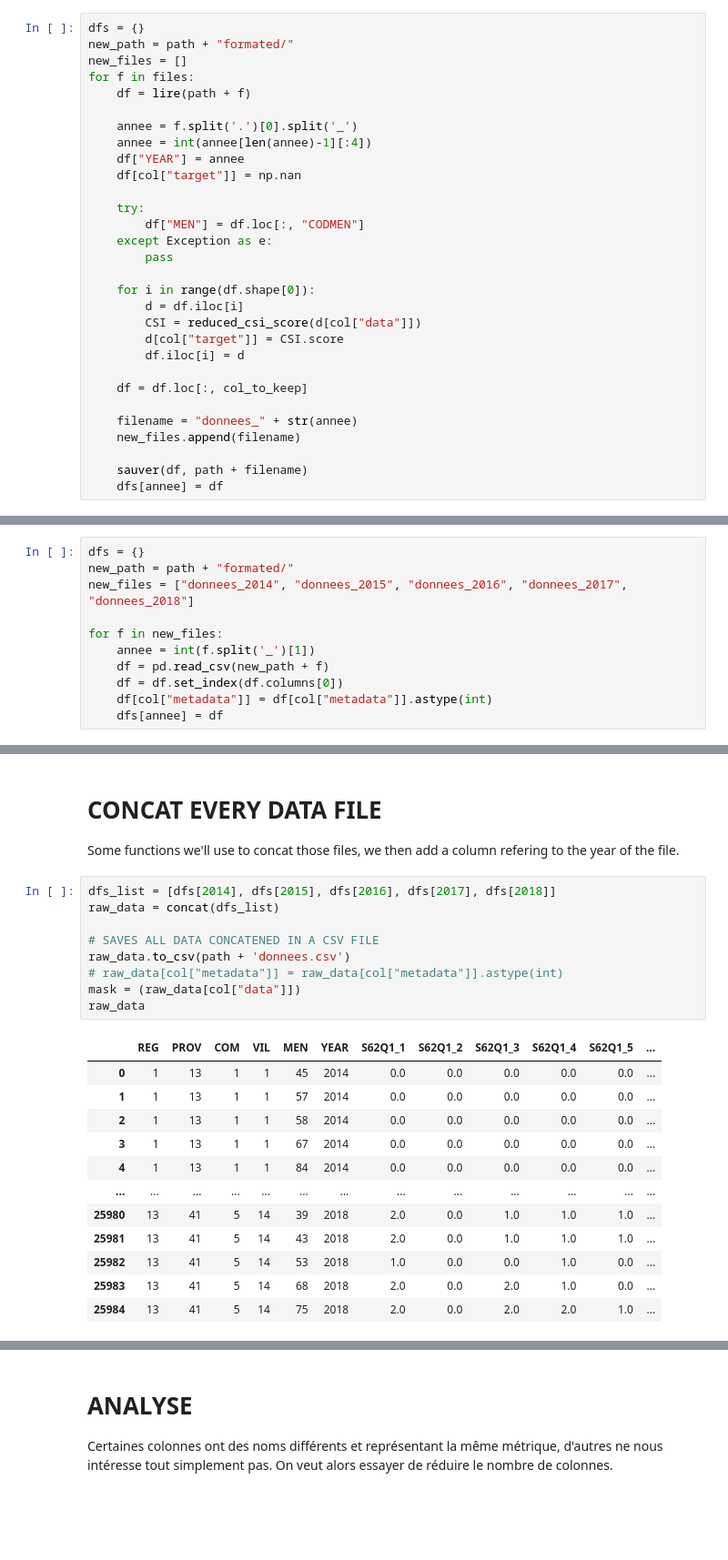
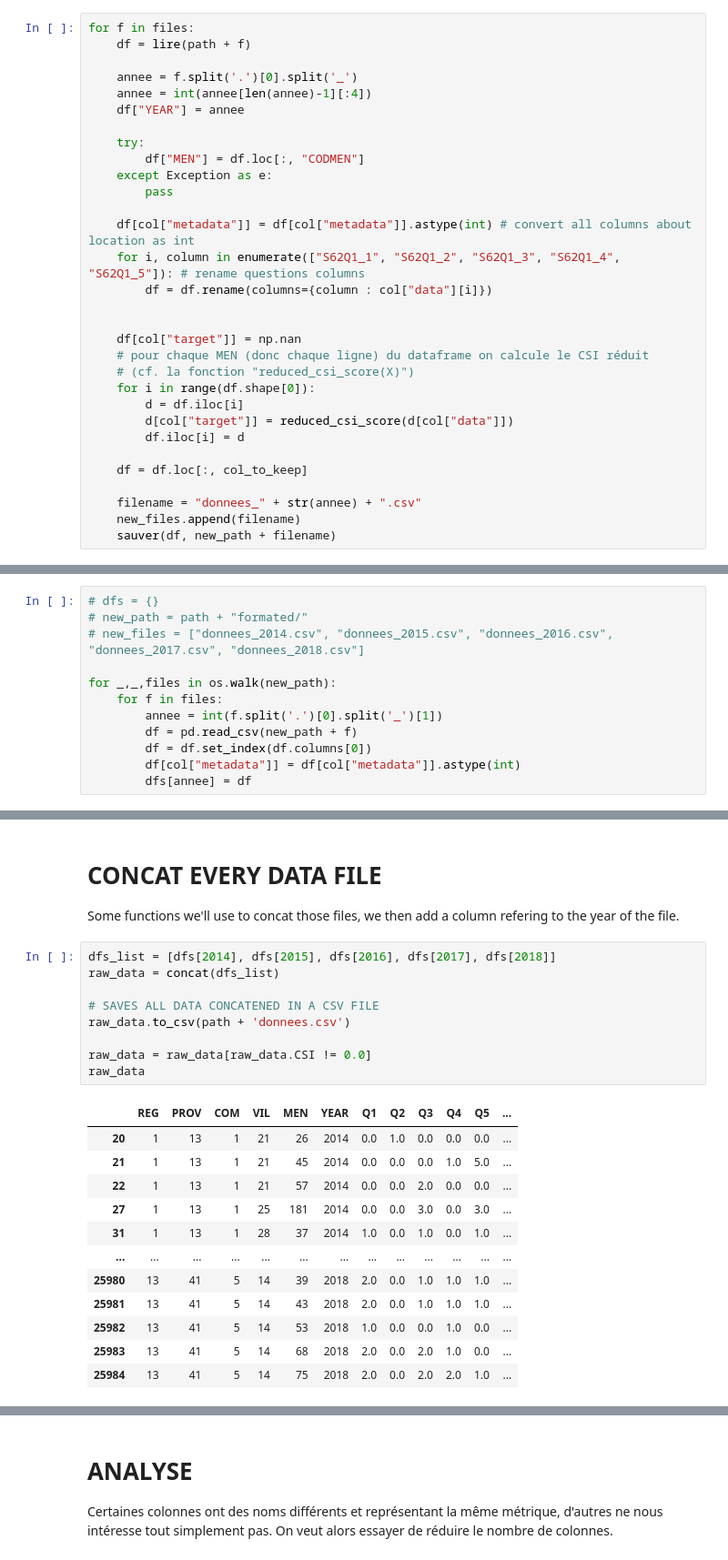
Before and after one commit to moulikatou/Ter_securite_Alimentaire_Miashs, a Jupyter notebook: notebooks/ter.ipynb, the cells around one changed output, grey strips where cells are left out. Shown at 91% size. Saved outputs shown, nothing was run; the diff lists cells and outputs as text; blank space fills up the shorter version.

```diff
--- a/notebooks/ter.ipynb
+++ b/notebooks/ter.ipynb
@@ -82,30 +90,31 @@ col_to_keep = col["metadata"] + col["data"] + col["target"]
 # %%
-dfs = {}
-new_path = path + "formated/"
-new_files = []
 for f in files:
     df = lire(path + f)
 
     annee = f.split('.')[0].split('_')
     annee = int(annee[len(annee)-1][:4])
     df["YEAR"] = annee
-    df[col["target"]] = np.nan
 
     try:
         df["MEN"] = df.loc[:, "CODMEN"]
     except Exception as e:
         pass
 
+    df[col["metadata"]] = df[col["metadata"]].astype(int) # convert all columns about location as int
+    for i, column in enumerate(["S62Q1_1", "S62Q1_2", "S62Q1_3", "S62Q1_4", "S62Q1_5"]): # rename questions columns
+        df = df.rename(columns={column : col["data"][i]})
+
+
+    df[col["target"]] = np.nan
+    # pour chaque MEN (donc chaque ligne) du dataframe on calcule le CSI réduit
+    # (cf. la fonction "reduced_csi_score(X)")
     for i in range(df.shape[0]):
         d = df.iloc[i]
-        CSI = reduced_csi_score(d[col["data"]])
-        d[col["target"]] = CSI.score
+        d[col["target"]] = reduced_csi_score(d[col["data"]])
         df.iloc[i] = d
 
     df = df.loc[:, col_to_keep]
 
-    filename = "donnees_" + str(annee)
+    filename = "donnees_" + str(annee) + ".csv"
     new_files.append(filename)
-
-    sauver(df, path + filename)
-    dfs[annee] = df
+    sauver(df, new_path + filename)
@@ -112,14 +133,15 @@ for f in files:
 # %%
-dfs = {}
-new_path = path + "formated/"
-new_files = ["donnees_2014", "donnees_2015", "donnees_2016", "donnees_2017", "donnees_2018"]
+# dfs = {}
+# new_path = path + "formated/"
+# new_files = ["donnees_2014.csv", "donnees_2015.csv", "donnees_2016.csv", "donnees_2017.csv", "donnees_2018.csv"]
 
-for f in new_files:
-    annee = int(f.split('_')[1])
-    df = pd.read_csv(new_path + f)
-    df = df.set_index(df.columns[0])
-    df[col["metadata"]] = df[col["metadata"]].astype(int)
-    dfs[annee] = df
+for _,_,files in os.walk(new_path):
+    for f in files:
+        annee = int(f.split('.')[0].split('_')[1])
+        df = pd.read_csv(new_path + f)
+        df = df.set_index(df.columns[0])
+        df[col["metadata"]] = df[col["metadata"]].astype(int)
+        dfs[annee] = df
 # %%
 '''
 desc : print out a summary of data of a given dataframe
@@ -288,19 +230,19 @@ Some functions we'll use to concat those files, we then add a column refering to
 # %%
 dfs_list = [dfs[2014], dfs[2015], dfs[2016], dfs[2017], dfs[2018]]
 raw_data = concat(dfs_list)
 
 # SAVES ALL DATA CONCATENED IN A CSV FILE
 raw_data.to_csv(path + 'donnees.csv')
-# raw_data[col["metadata"]] = raw_data[col["metadata"]].astype(int)
-mask = (raw_data[col["data"]])
+
+raw_data = raw_data[raw_data.CSI != 0.0]
 raw_data
 # %% [output]
-|  | REG | PROV | COM | VIL | MEN | YEAR | S62Q1_1 | S62Q1_2 | S62Q1_3 | S62Q1_4 | S62Q1_5 | ... |
-| 0 | 1 | 13 | 1 | 1 | 45 | 2014 | 0.0 | 0.0 | 0.0 | 0.0 | 0.0 | ... |
-| 1 | 1 | 13 | 1 | 1 | 57 | 2014 | 0.0 | 0.0 | 0.0 | 0.0 | 0.0 | ... |
-| 2 | 1 | 13 | 1 | 1 | 58 | 2014 | 0.0 | 0.0 | 0.0 | 0.0 | 0.0 | ... |
-| 3 | 1 | 13 | 1 | 1 | 67 | 2014 | 0.0 | 0.0 | 0.0 | 0.0 | 0.0 | ... |
-| 4 | 1 | 13 | 1 | 1 | 84 | 2014 | 0.0 | 0.0 | 0.0 | 0.0 | 0.0 | ... |
+|  | REG | PROV | COM | VIL | MEN | YEAR | Q1 | Q2 | Q3 | Q4 | Q5 | ... |
+| 20 | 1 | 13 | 1 | 21 | 26 | 2014 | 0.0 | 1.0 | 0.0 | 0.0 | 0.0 | ... |
+| 21 | 1 | 13 | 1 | 21 | 45 | 2014 | 0.0 | 0.0 | 0.0 | 1.0 | 5.0 | ... |
+| 22 | 1 | 13 | 1 | 21 | 57 | 2014 | 0.0 | 0.0 | 2.0 | 0.0 | 0.0 | ... |
+| 27 | 1 | 13 | 1 | 25 | 181 | 2014 | 0.0 | 0.0 | 3.0 | 0.0 | 3.0 | ... |
+| 31 | 1 | 13 | 1 | 28 | 37 | 2014 | 1.0 | 0.0 | 1.0 | 0.0 | 1.0 | ... |
 | ... | ... | ... | ... | ... | ... | ... | ... | ... | ... | ... | ... | ... |
 | 25980 | 13 | 41 | 5 | 14 | 39 | 2018 | 2.0 | 0.0 | 1.0 | 1.0 | 1.0 | ... |
 | 25981 | 13 | 41 | 5 | 14 | 43 | 2018 | 2.0 | 0.0 | 1.0 | 1.0 | 1.0 | ... |
```
Also changed, not shown: parts of 21 cells of this notebook.
